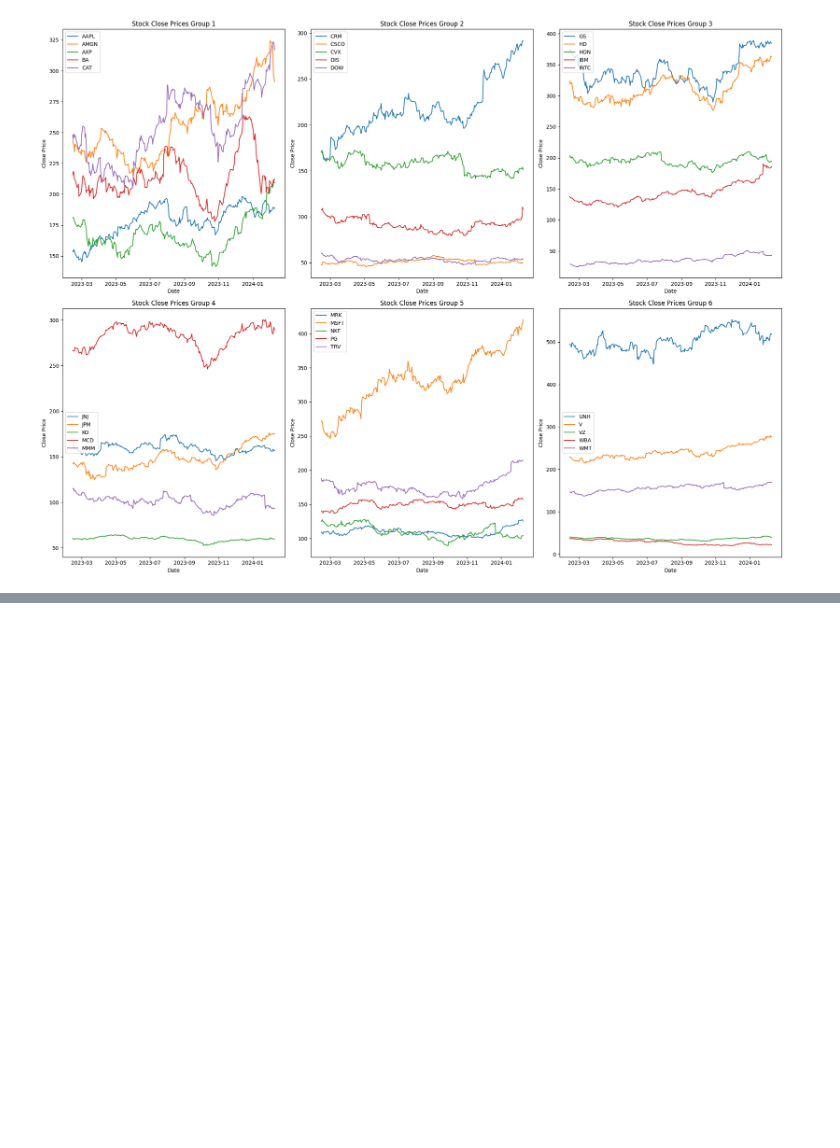
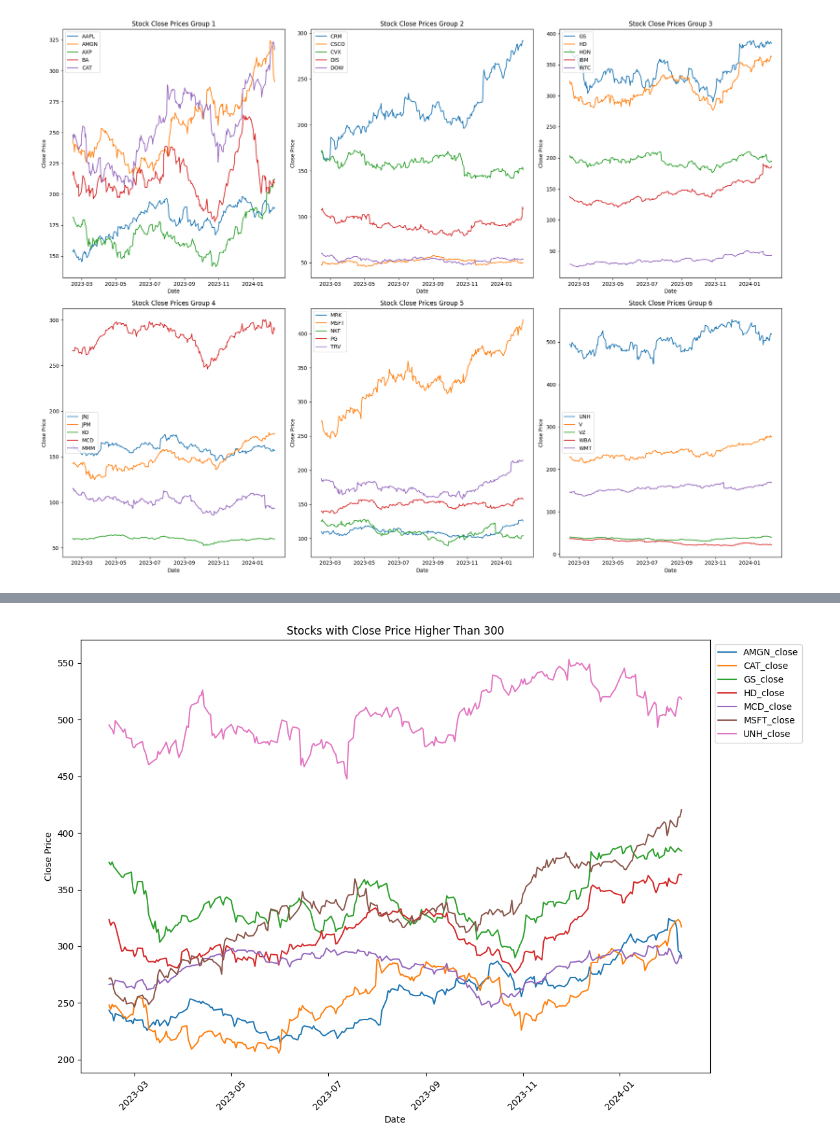
Before and after one commit to idriskhattak/EDA-on-Stocks, a Jupyter notebook: Merging_Data.ipynb, the cells around one changed output, grey strips where cells are left out. Saved outputs shown, nothing was run; the diff lists cells and outputs as text; code cells hidden in the pictures; blank space fills up the shorter version.

```diff
--- a/Merging_Data.ipynb
+++ b/Merging_Data.ipynb
@@ -108,0 +132,22 @@ plt.show()
+# %%
+plt.figure(figsize=(12, 8))
+
+# Filtereing stocks with 'Close' price higher than 300
+high_value_stocks = merged_data.loc[:, (merged_data.max() > 300)]
+
+# Plot 'Close' prices of high value stocks
+for column in high_value_stocks.columns:
+    plt.plot(merged_data.index, high_value_stocks[column], label=column)  # Plot 'Close' price
+
+# Add labels and title
+plt.xlabel('Date')
+plt.ylabel('Close Price')
+plt.title('Stocks with Close Price Higher Than 300')
+plt.legend(loc='upper left', bbox_to_anchor=(1,1))  # Add legend outside plot
+
+# Show plot
+plt.xticks(rotation=45)  # Rotate x-axis labels for better readability
+plt.tight_layout()  # Adjust layout to prevent clipping of labels
+plt.show()
+# %% [output]
+[figure, added]
```
Also changed, not shown: parts of 6 cells of this notebook, 1 other file.
